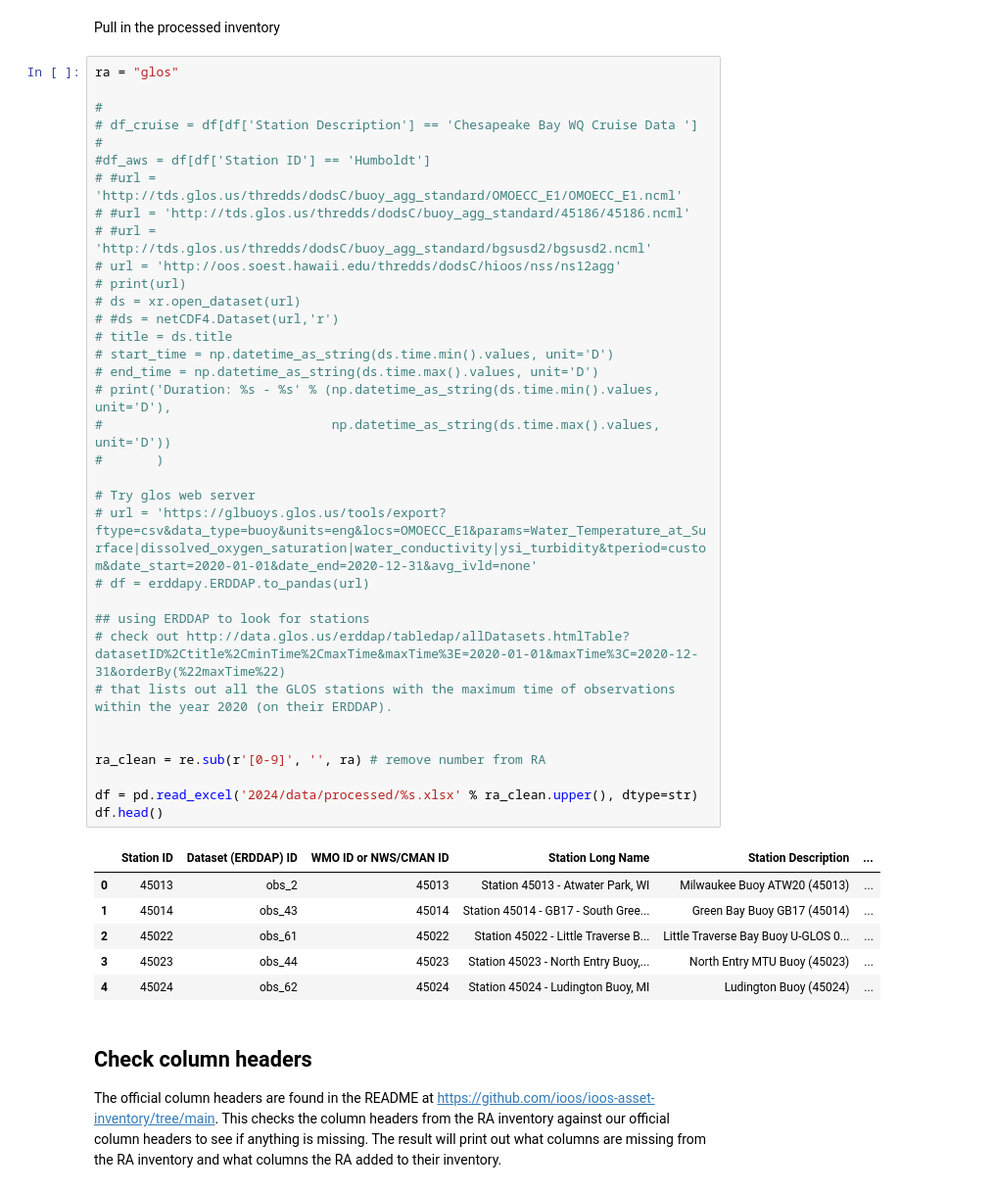
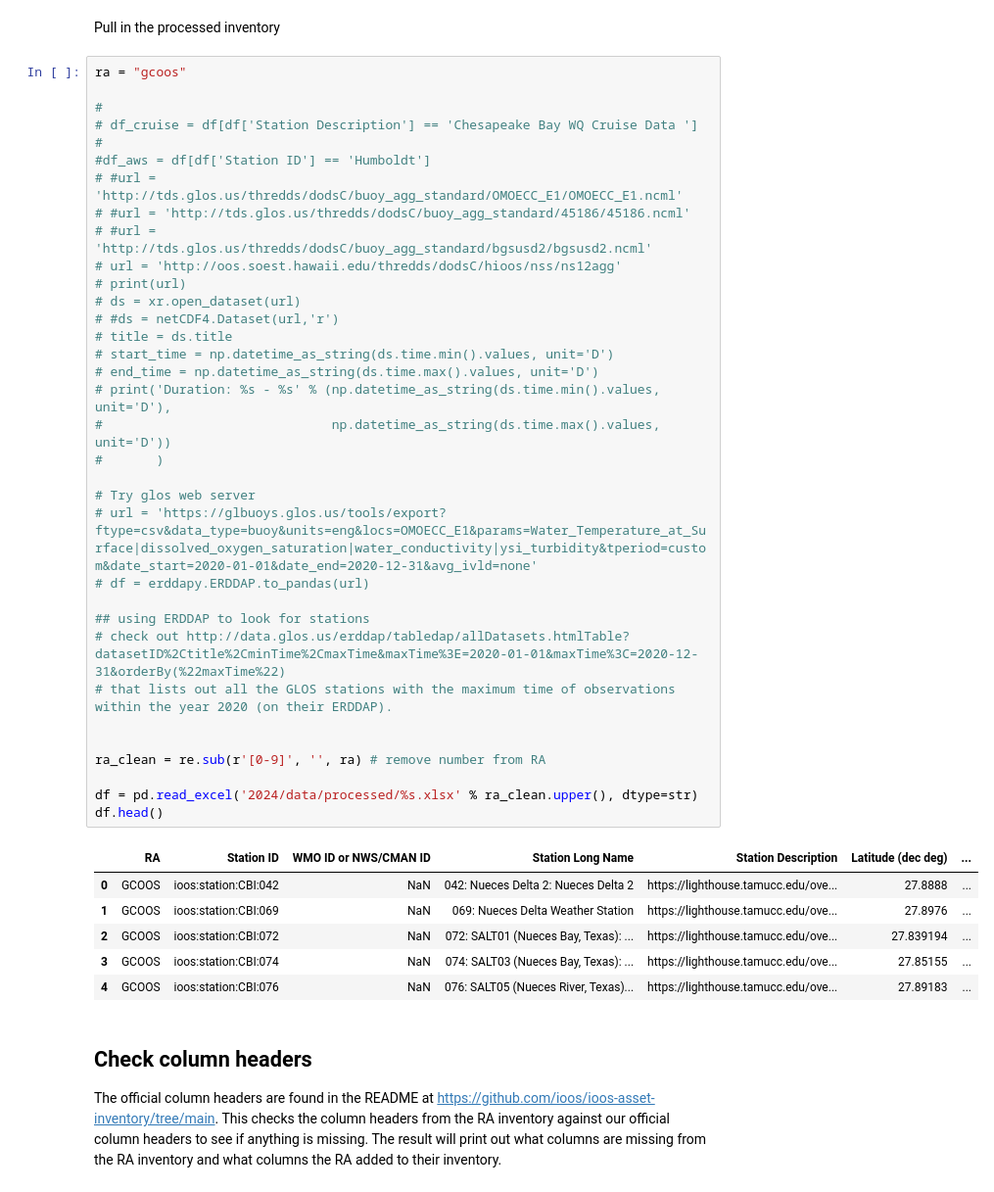
Before and after one commit to ioos/ioos-asset-inventory, a Jupyter notebook: spot_check_stations.ipynb, the cells around one changed output. Shown at 98% size. Drawn from its saved outputs; the diff is of its cells as text.

```diff
--- a/spot_check_stations.ipynb
+++ b/spot_check_stations.ipynb
@@ -9,46 +9,46 @@ import re
 # %% [markdown]
 Pull in the processed inventory
 # %%
-ra = "glos"
+ra = "gcoos"
 
 #
 # df_cruise = df[df['Station Description'] == 'Chesapeake Bay WQ Cruise Data ']
 #
 #df_aws = df[df['Station ID'] == 'Humboldt']
 # #url = 'http://tds.glos.us/thredds/dodsC/buoy_agg_standard/OMOECC_E1/OMOECC_E1.ncml'
 # #url = 'http://tds.glos.us/thredds/dodsC/buoy_agg_standard/45186/45186.ncml'
 # #url = 'http://tds.glos.us/thredds/dodsC/buoy_agg_standard/bgsusd2/bgsusd2.ncml'
 # url = 'http://oos.soest.hawaii.edu/thredds/dodsC/hioos/nss/ns12agg'
 # print(url)
 # ds = xr.open_dataset(url)
 # #ds = netCDF4.Dataset(url,'r')
 # title = ds.title
 # start_time = np.datetime_as_string(ds.time.min().values, unit='D')
 # end_time = np.datetime_as_string(ds.time.max().values, unit='D')
 # print('Duration: %s - %s' % (np.datetime_as_string(ds.time.min().values, unit='D'),
 #                              np.datetime_as_string(ds.time.max().values, unit='D'))
 #       )
 
 # Try glos web server
 # url = 'https://glbuoys.glos.us/tools/export?ftype=csv&data_type=buoy&units=eng&locs=OMOECC_E1&params=Water_Temperature_at_Surface|dissolved_oxygen_saturation|water_conductivity|ysi_turbidity&tperiod=custom&date_start=2020-01-01&date_end=2020-12-31&avg_ivld=none'
 # df = erddapy.ERDDAP.to_pandas(url)
 
 ## using ERDDAP to look for stations
 # check out http://data.glos.us/erddap/tabledap/allDatasets.htmlTable?datasetID%2Ctitle%2CminTime%2CmaxTime&maxTime%3E=2020-01-01&maxTime%3C=2020-12-31&orderBy(%22maxTime%22)
 # that lists out all the GLOS stations with the maximum time of observations within the year 2020 (on their ERDDAP).
 
 
 ra_clean = re.sub(r'[0-9]', '', ra) # remove number from RA
 
 df = pd.read_excel('2024/data/processed/%s.xlsx' % ra_clean.upper(), dtype=str)
 df.head()
 # %% [output]
-|  | Station ID | Dataset (ERDDAP) ID | WMO ID or NWS/CMAN ID | Station Long Name | Station Description | ... |
-| 0 | 45013 | obs_2 | 45013 | Station 45013 - Atwater Park, WI | Milwaukee Buoy ATW20 (45013) | ... |
-| 1 | 45014 | obs_43 | 45014 | Station 45014 - GB17 - South Gree... | Green Bay Buoy GB17 (45014) | ... |
-| 2 | 45022 | obs_61 | 45022 | Station 45022 - Little Traverse B... | Little Traverse Bay Buoy U-GLOS 0... | ... |
-| 3 | 45023 | obs_44 | 45023 | Station 45023 - North Entry Buoy,... | North Entry MTU Buoy (45023) | ... |
-| 4 | 45024 | obs_62 | 45024 | Station 45024 - Ludington Buoy, MI | Ludington Buoy (45024) | ... |
+|  | RA | Station ID | WMO ID or NWS/CMAN ID | Station Long Name | Station Description | Latitude (dec deg) | ... |
+| 0 | GCOOS | ioos:station:CBI:042 | NaN | 042: Nueces Delta 2: Nueces Delta 2 | https://lighthouse.tamucc.edu/ove... | 27.8888 | ... |
+| 1 | GCOOS | ioos:station:CBI:069 | NaN | 069: Nueces Delta Weather Station | https://lighthouse.tamucc.edu/ove... | 27.8976 | ... |
+| 2 | GCOOS | ioos:station:CBI:072 | NaN | 072: SALT01 (Nueces Bay, Texas): ... | https://lighthouse.tamucc.edu/ove... | 27.839194 | ... |
+| 3 | GCOOS | ioos:station:CBI:074 | NaN | 074: SALT03 (Nueces Bay, Texas): ... | https://lighthouse.tamucc.edu/ove... | 27.85155 | ... |
+| 4 | GCOOS | ioos:station:CBI:076 | NaN | 076: SALT05 (Nueces River, Texas)... | https://lighthouse.tamucc.edu/ove... | 27.89183 | ... |
 # %% [markdown]
 ## Check column headers
 
```
Also changed, not shown: parts of 4 cells of this notebook, 1 other file.
